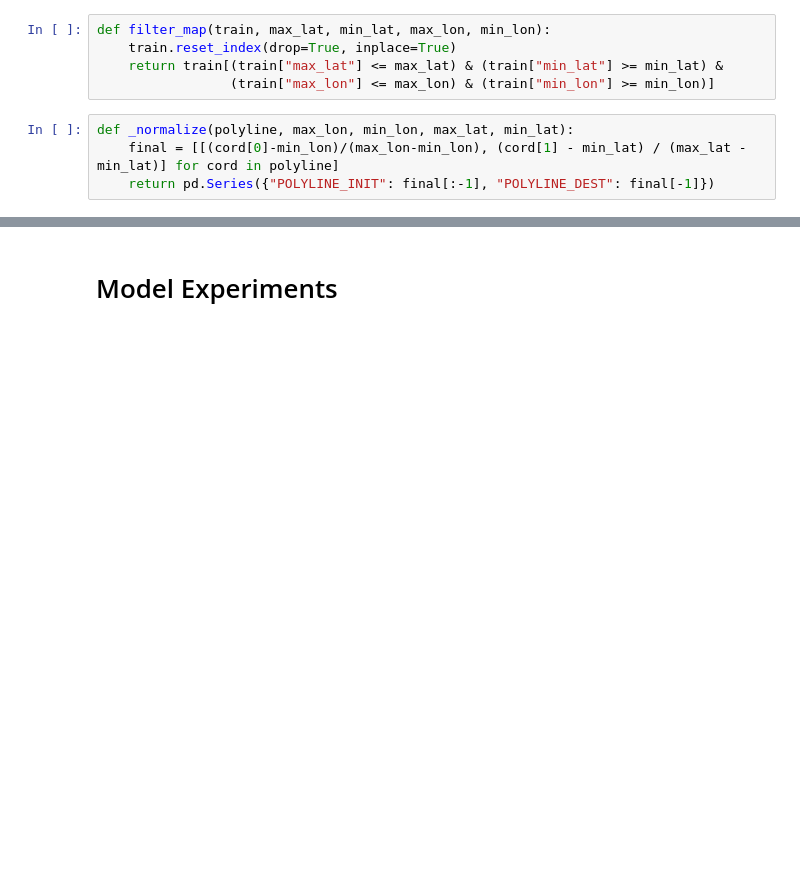
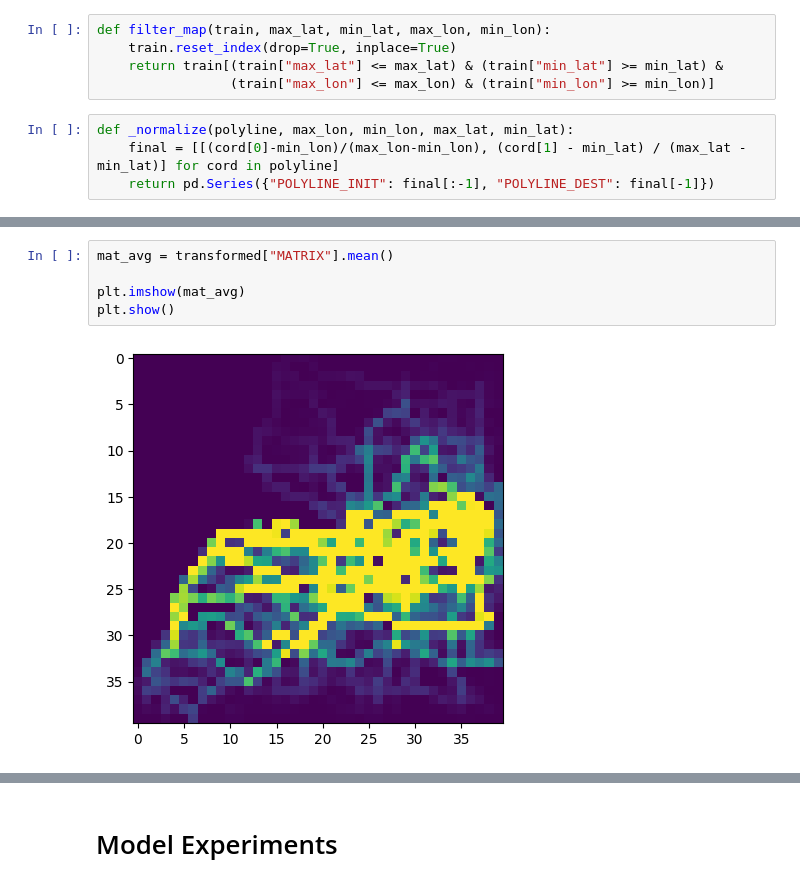
Before and after one commit to GaoDeBuChou/Swin-Transformer-based-Model-for-Trajectory-Prediction, a Jupyter notebook: experiments.ipynb, the cells around one changed output, grey strips where cells are left out. Cells and saved outputs as stored; diff of their text form; blank space fills up the shorter version.

```diff
--- a/experiments.ipynb
+++ b/experiments.ipynb
@@ -118,3 +117,10 @@ plt.show()
+# %%
+mat_avg = transformed["MATRIX"].mean()
+
+plt.imshow(mat_avg)
+plt.show()
+# %% [output]
+[figure, added]
 # %%
 transformed.head()
 # %% [output]
```
Also changed, not shown: parts of 27 cells of this notebook.
